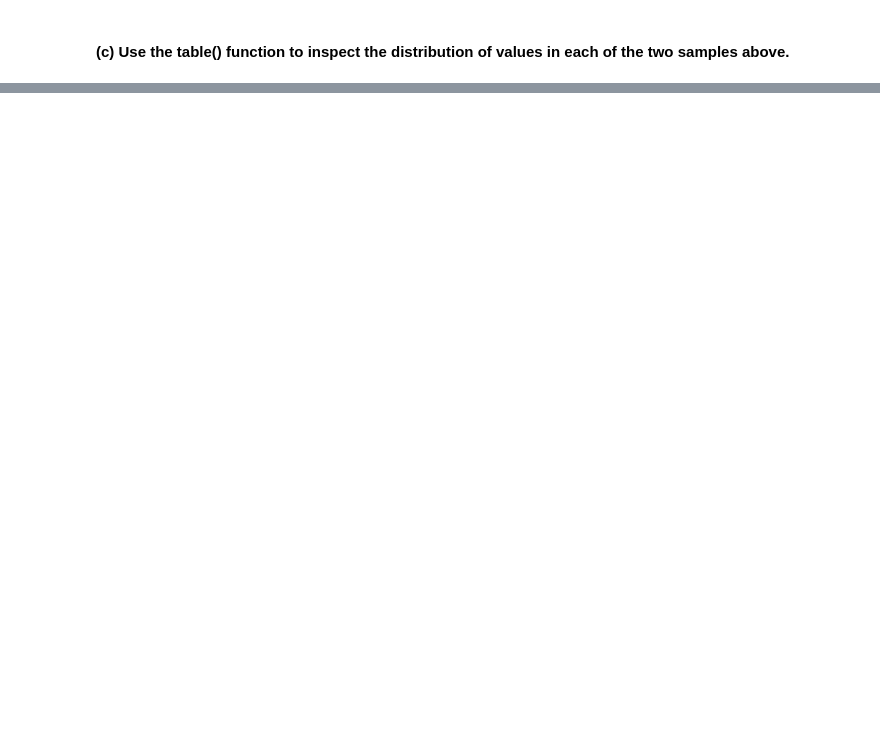
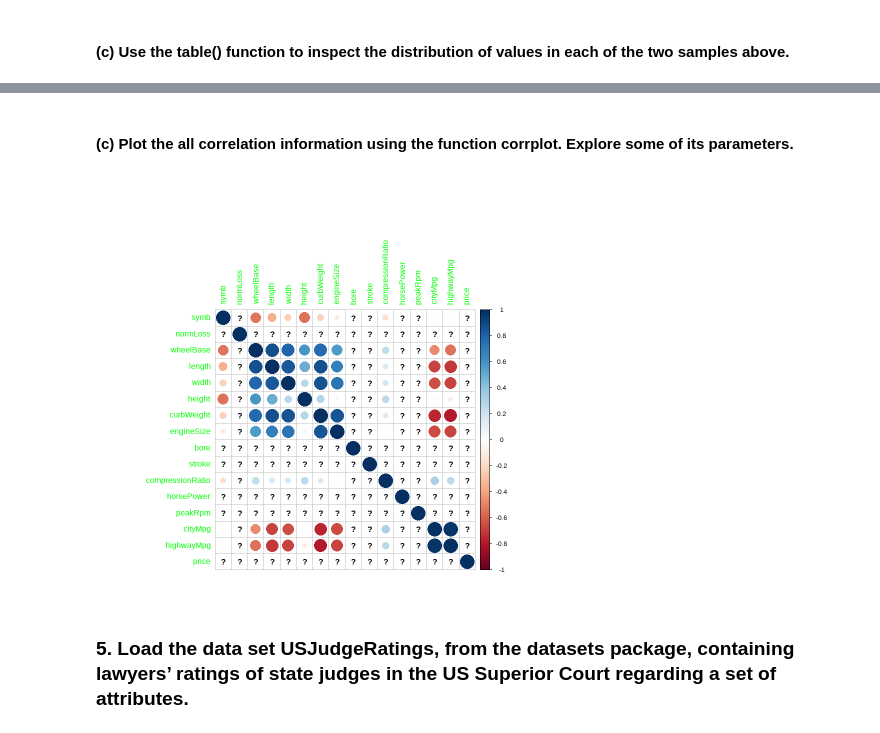
Before and after one commit to PaolaMaribel18/hands-on-2023A, a Jupyter notebook: notebooks/02-dataquality.ipynb, the cells around one changed output, grey strips where cells are left out. Drawn from its saved outputs; the diff is of its cells as text; code cells hidden in the pictures; blank space fills up the shorter version.

```diff
--- a/notebooks/02-dataquality.ipynb
+++ b/notebooks/02-dataquality.ipynb
@@ -316,4 +318,6 @@ ERROR: Error in transform(df, price_range_norm = (price - min(price))/(max(price
 # %%
 # Z-score normalization
-df$price_zscore_norm <- transform(df, price_zscore_norm = (price - mean(price)) / sd(price))$price_zscore_norm
+df_z <- df %>%
+  mutate(price_zscore_norm = (price - mean(price)) / sd(price))
+head(df_z,5)
 # %% [output]
@@ -321,5 +332,2 @@ ERROR: Error in transform(df, price_zscore_norm = (price - mean(price))/sd(price
 # %% [markdown]
 #### (b) Discretize it into 4 equal-frequency ranges an into 4 equal-width ranges. Tip: use the function binning().
-# %%
-# Equal-frequency binning
-df$price_eqfreq <- dlookr::binning(df$price, method = "equalfreq", n = 4)
@@ -335,0 +412,4 @@ ERROR: Error in dlookr::binning(df$price, method = "equalfreq", n = 4): unused a
+# %%
+# Select numeric attributes from the carInsurance dataset
+num_attri <- df %>% select_if(is.numeric)
+head (num_attri, 5)
@@ -335,0 +427,4 @@ ERROR: Error in dlookr::binning(df$price, method = "equalfreq", n = 4): unused a
+# %%
+# Calculate Pearson correlation coefficient
+cor_coeff <- cor(num_attri, method = "pearson")
+cor_coeff
@@ -335,0 +514,9 @@ ERROR: Error in dlookr::binning(df$price, method = "equalfreq", n = 4): unused a
+# %% [markdown]
+#### (c) Plot the all correlation information using the function corrplot. Explore some of its parameters.
+# %%
+# Plot correlation matrix using corrplot
+corrplot(cor_coeff, method = "circle", type = "full", tl.col = "green")
+# %% [output]
+[figure, added]
+# %% [markdown]
+### 5. Load the data set USJudgeRatings, from the datasets package, containing lawyers’ ratings of state judges in the US Superior Court regarding a set of attributes.
```
Also changed, not shown: parts of 29 cells of this notebook.
